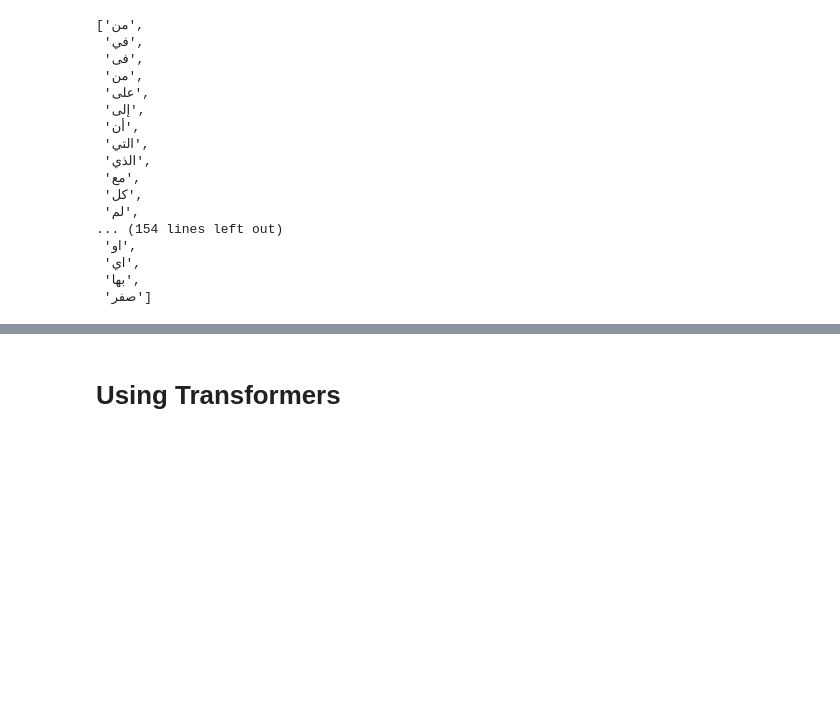
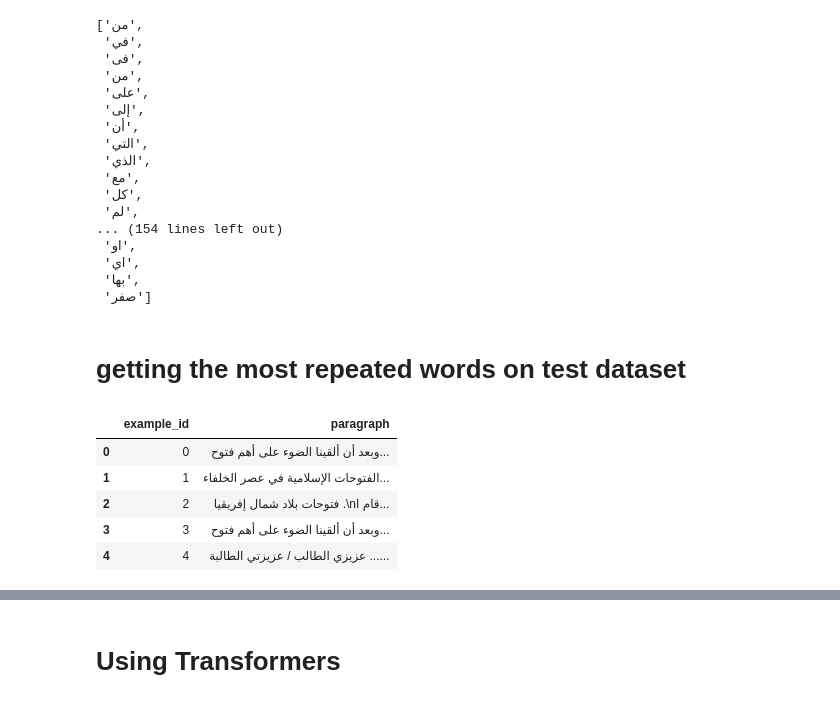
Before and after one commit to Mohieldin-Hammad/Arabic-Text-Summarization, a Jupyter notebook: text_summaraization.ipynb, the cells around one changed output, grey strips where cells are left out. Saved outputs shown, nothing was run; the diff lists cells and outputs as text; code cells hidden in the pictures; blank space fills up the shorter version.

```diff
--- a/text_summaraization.ipynb
+++ b/text_summaraization.ipynb
@@ -277,3 +278,16 @@ stop_words
  'اي',
  'بها',
  'صفر']
+# %% [markdown]
+# getting the most repeated words on test dataset
+# %%
+import pandas as pd
+test_dataset = pd.read_json("validation_dataset/test_dataset.jsonl", lines=True)
+test_dataset.head()
+# %% [output]
+|  | example_id | paragraph |
+| 0 | 0 | وبعد أن ألقينا الضوء على أهم فتوح... |
+| 1 | 1 | الفتوحات الإسلامية في عصر الخلفاء... |
+| 2 | 2 | فتوحات بلاد شمال إفريقيا .\nقام ا... |
+| 3 | 3 | وبعد أن ألقينا الضوء على أهم فتوح... |
+| 4 | 4 | عزيزي الطالب / عزيزتي الطالبة ...... |
```
Also changed, not shown: parts of 33 cells of this notebook, 1 other file.
